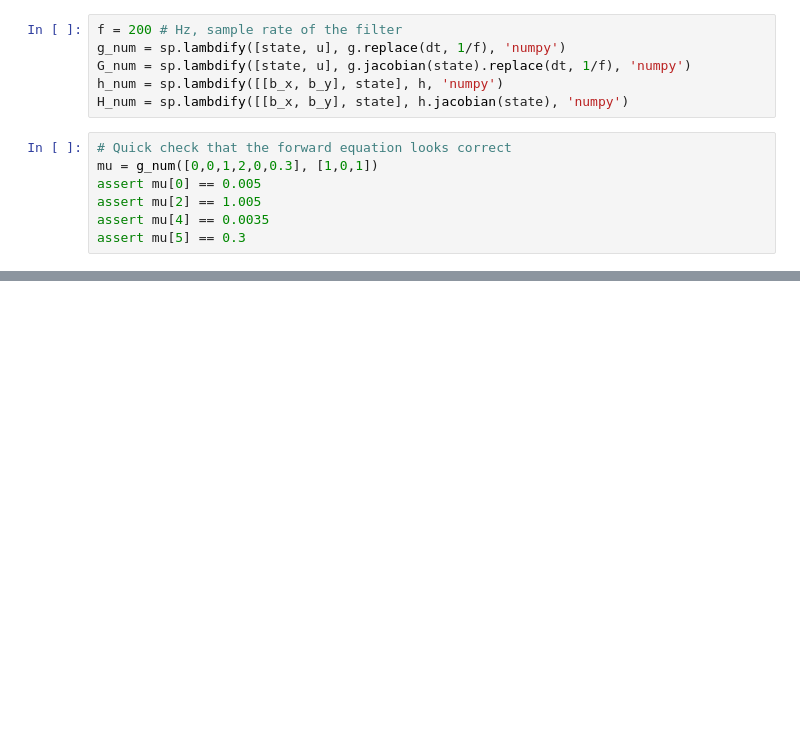
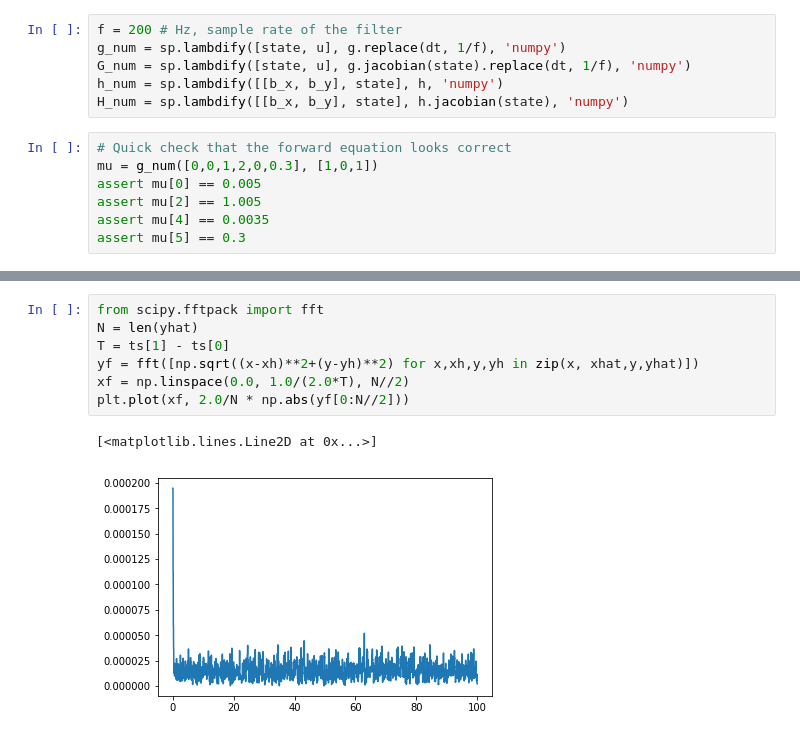
Before and after one commit to cvra/robot-software, a Jupyter notebook: models/Gyro integrating model.ipynb, the cells around one changed output, grey strips where cells are left out. Cells and saved outputs as stored; diff of their text form; blank space fills up the shorter version.

```diff
--- a/models/Gyro integrating model.ipynb
+++ b/models/Gyro integrating model.ipynb
@@ -244,0 +247,10 @@ plt.show()
+# %%
+from scipy.fftpack import fft
+N = len(yhat)
+T = ts[1] - ts[0]
+yf = fft([np.sqrt((x-xh)**2+(y-yh)**2) for x,xh,y,yh in zip(x, xhat,y,yhat)])
+xf = np.linspace(0.0, 1.0/(2.0*T), N//2)
+plt.plot(xf, 2.0/N * np.abs(yf[0:N//2]))
+# %% [output]
+[<matplotlib.lines.Line2D at 0x...>]
+[figure, added]
```
Also changed, not shown: parts of 3 cells of this notebook.
